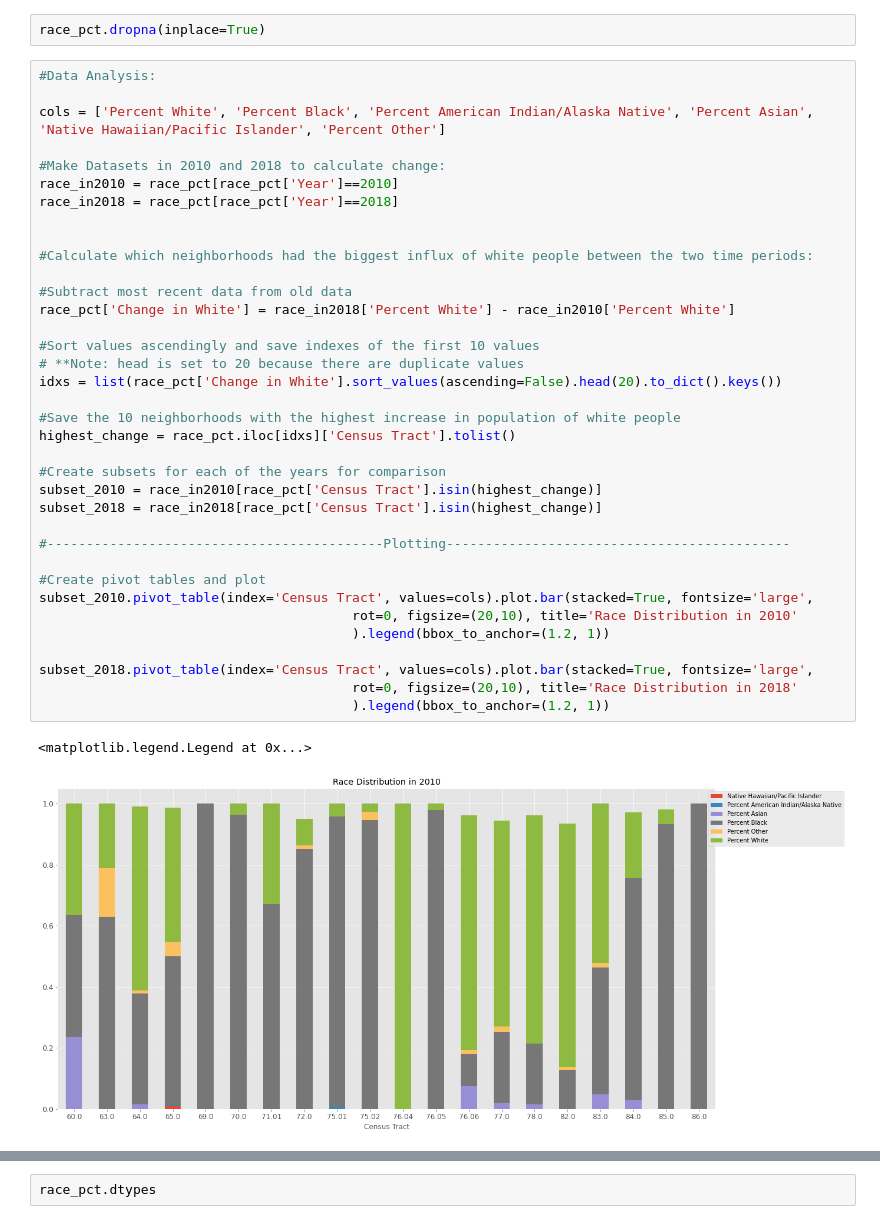
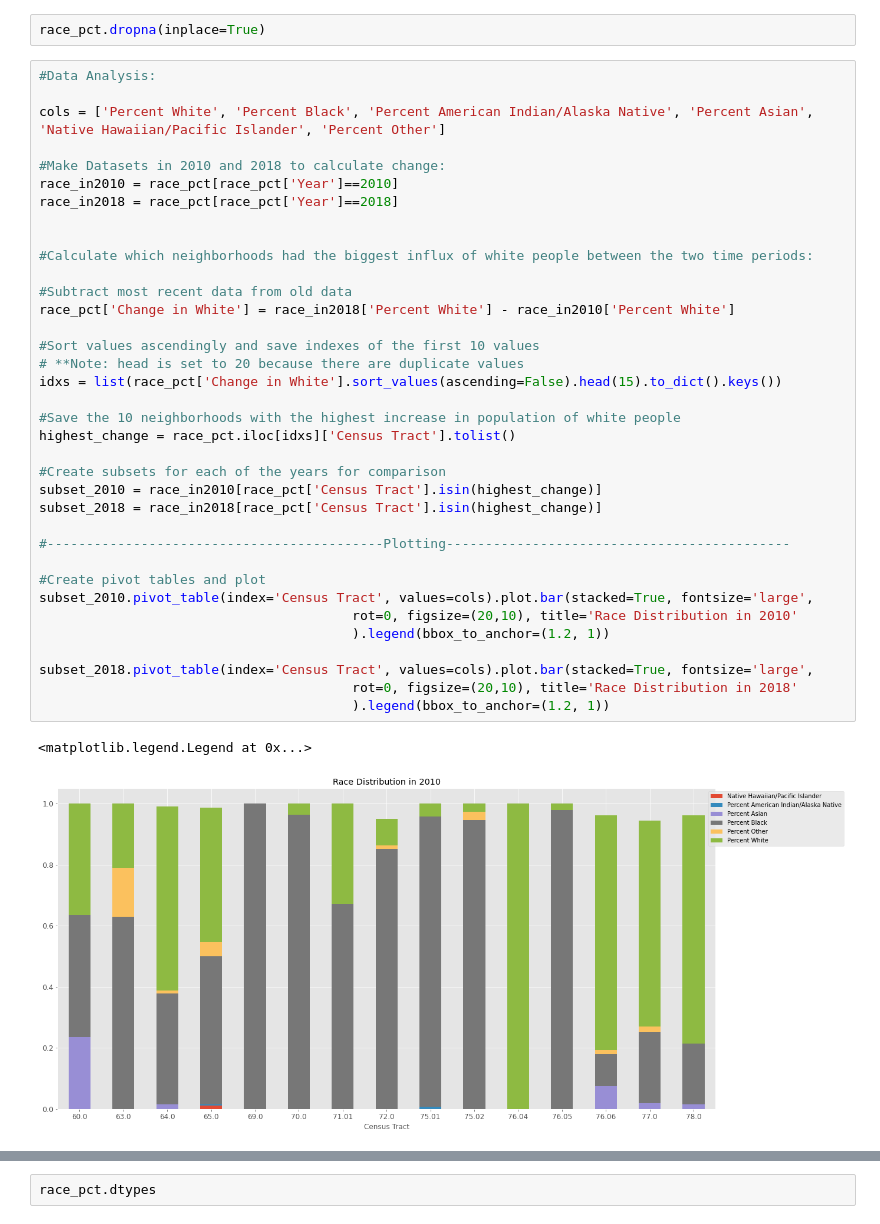
Before and after one commit to leosimanonok/DataScienceFinalTutorial, a Jupyter notebook: Leah.ipynb, the cells around one changed output, grey strips where cells are left out. Drawn from its saved outputs; the diff is of its cells as text.

```diff
--- a/Leah.ipynb
+++ b/Leah.ipynb
@@ -800,32 +800,32 @@ race_in2010 = race_pct[race_pct['Year']==2010]
 race_in2018 = race_pct[race_pct['Year']==2018]
 
 
 #Calculate which neighborhoods had the biggest influx of white people between the two time periods:
 
 #Subtract most recent data from old data
 race_pct['Change in White'] = race_in2018['Percent White'] - race_in2010['Percent White']
 
 #Sort values ascendingly and save indexes of the first 10 values
 # **Note: head is set to 20 because there are duplicate values
-idxs = list(race_pct['Change in White'].sort_values(ascending=False).head(20).to_dict().keys())
+idxs = list(race_pct['Change in White'].sort_values(ascending=False).head(15).to_dict().keys())
 
 #Save the 10 neighborhoods with the highest increase in population of white people
 highest_change = race_pct.iloc[idxs]['Census Tract'].tolist()
 
 #Create subsets for each of the years for comparison
 subset_2010 = race_in2010[race_pct['Census Tract'].isin(highest_change)]
 subset_2018 = race_in2018[race_pct['Census Tract'].isin(highest_change)]
 
 #-------------------------------------------Plotting--------------------------------------------
 
 #Create pivot tables and plot
 subset_2010.pivot_table(index='Census Tract', values=cols).plot.bar(stacked=True, fontsize='large',
                                         rot=0, figsize=(20,10), title='Race Distribution in 2010'
                                         ).legend(bbox_to_anchor=(1.2, 1))
 
 subset_2018.pivot_table(index='Census Tract', values=cols).plot.bar(stacked=True, fontsize='large',
                                         rot=0, figsize=(20,10), title='Race Distribution in 2018'
                                         ).legend(bbox_to_anchor=(1.2, 1))
 # %% [output]
 <matplotlib.legend.Legend at 0x...>
-[figure, old version]
+[figure, new version]
```
Also changed, not shown: parts of 8 cells of this notebook.
